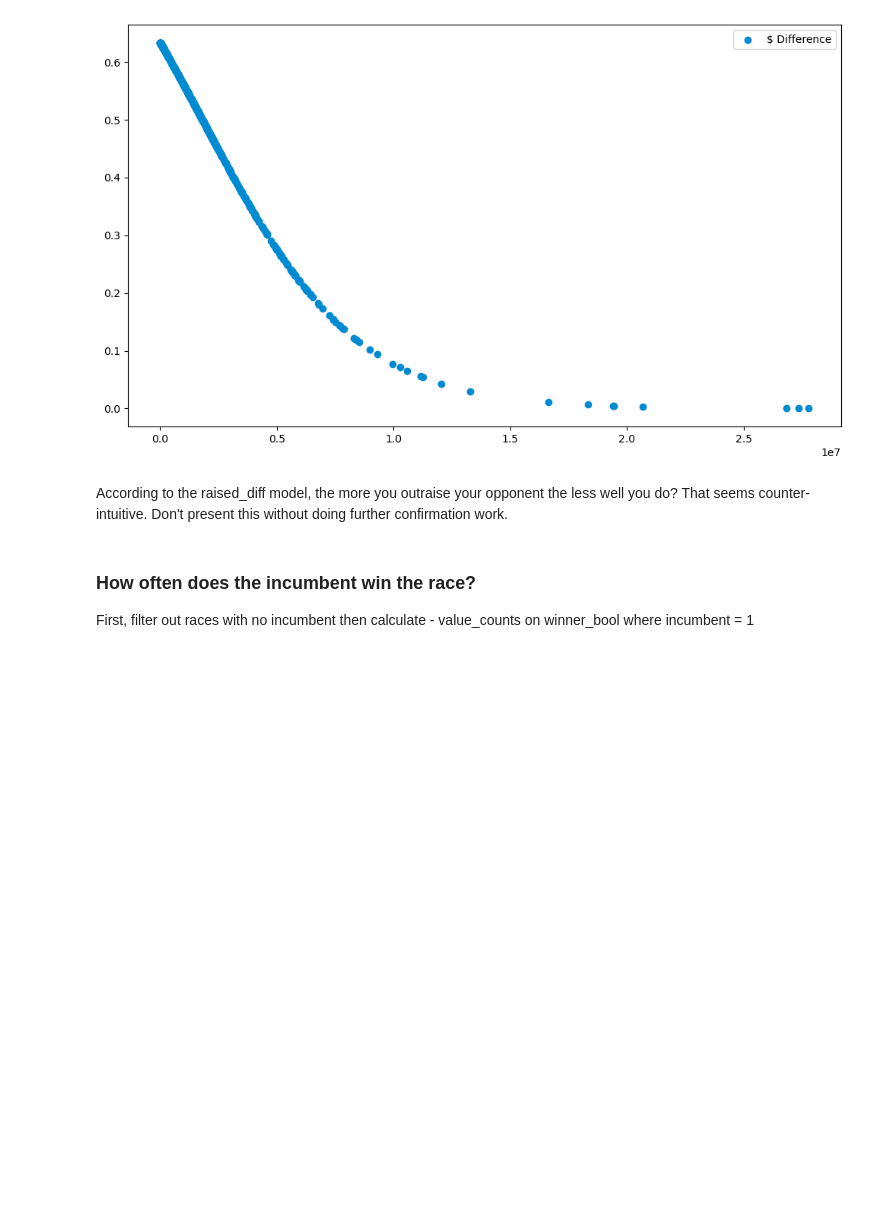
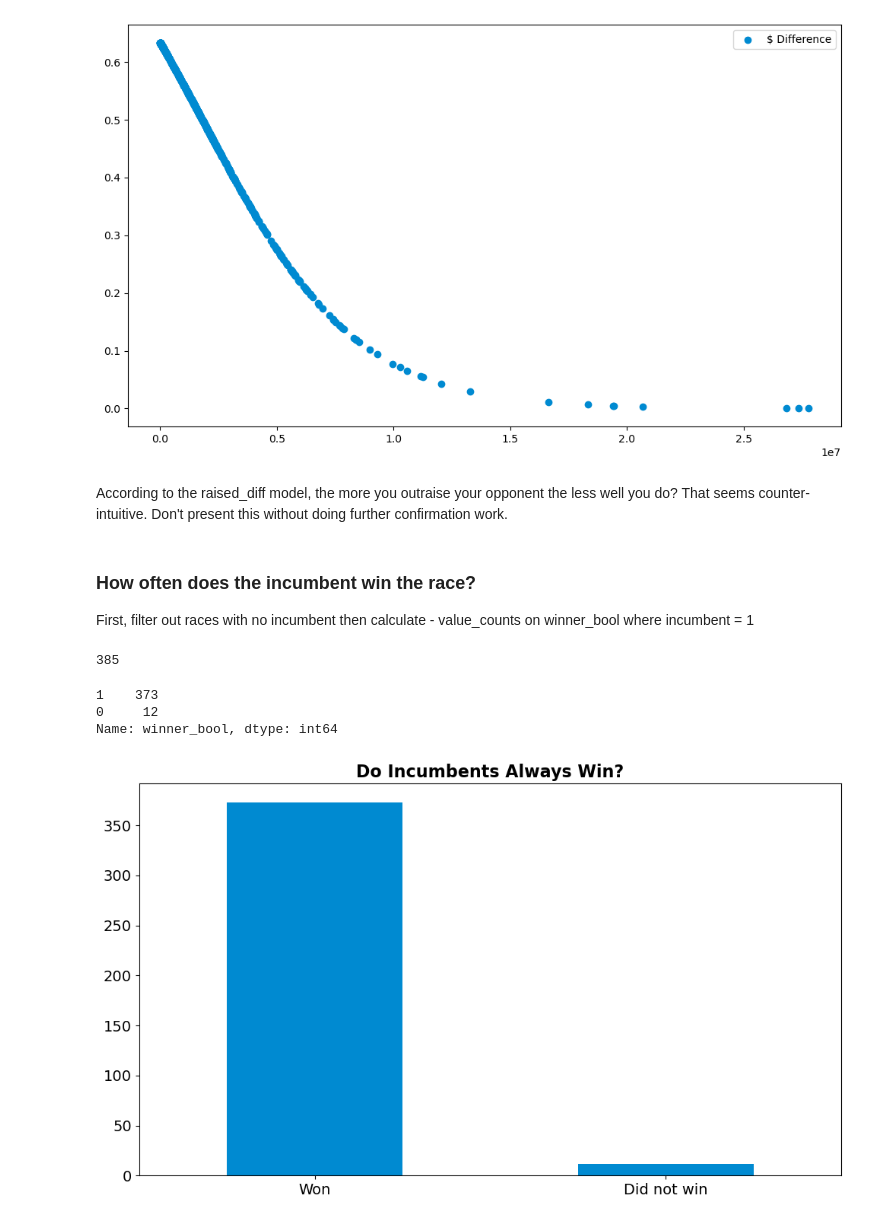
Before and after one commit to nss-data-science-cohort-7/webscraping-open-secrets-bone_scrapers, a Jupyter notebook: notebooks/tw_03_eda.ipynb, the cells around one changed output. Cells and saved outputs as stored; diff of their text form; code cells hidden in the pictures; blank space fills up the shorter version.

Commit message:
more eda and a chart

```diff
--- a/notebooks/tw_03_eda.ipynb
+++ b/notebooks/tw_03_eda.ipynb
@@ -379,3 +379,32 @@ According to the raised_diff model, the more you outraise your opponent the less
 ### How often does the incumbent win the race?
 
 First, filter out races with no incumbent then calculate - value_counts on winner_bool where incumbent = 1
+# %%
+with_incumbent = candidates_top2[candidates_top2.groupby('state_dist')['incumbent'].transform('max') == 1]
+# %%
+with_incumbent['state_dist'].nunique()
+
+# number of districts with an incumbent running
+# %% [output]
+385
+# %%
+with_incumbent[with_incumbent['incumbent'] == 1]['winner_bool'].value_counts()
+# %% [output]
+1    373
+0     12
+Name: winner_bool, dtype: int64
+# %%
+plt.figure(figsize = (10, 6))
+fontsize = 14
+x_labels = ['Won', 'Did not win']
+x_ticks = [0, 1]
+color = '#008ad1'
+
+with_incumbent[with_incumbent['incumbent'] == 1]['winner_bool'].value_counts().plot(kind = 'bar', color = color)
+plt.xticks(rotation = 0, labels = x_labels, ticks = x_ticks, fontsize = fontsize)
+plt.yticks(fontsize = fontsize)
+plt.title('Do Incumbents Always Win?', fontsize = fontsize + 2, weight = 'bold')
+plt.tight_layout();
+plt.savefig('../assets/incumbent_winners.png', dpi = 150);
+# %% [output]
+[figure, added]
```
Also changed, not shown: parts of 1 cell of this notebook, 1 other file.
